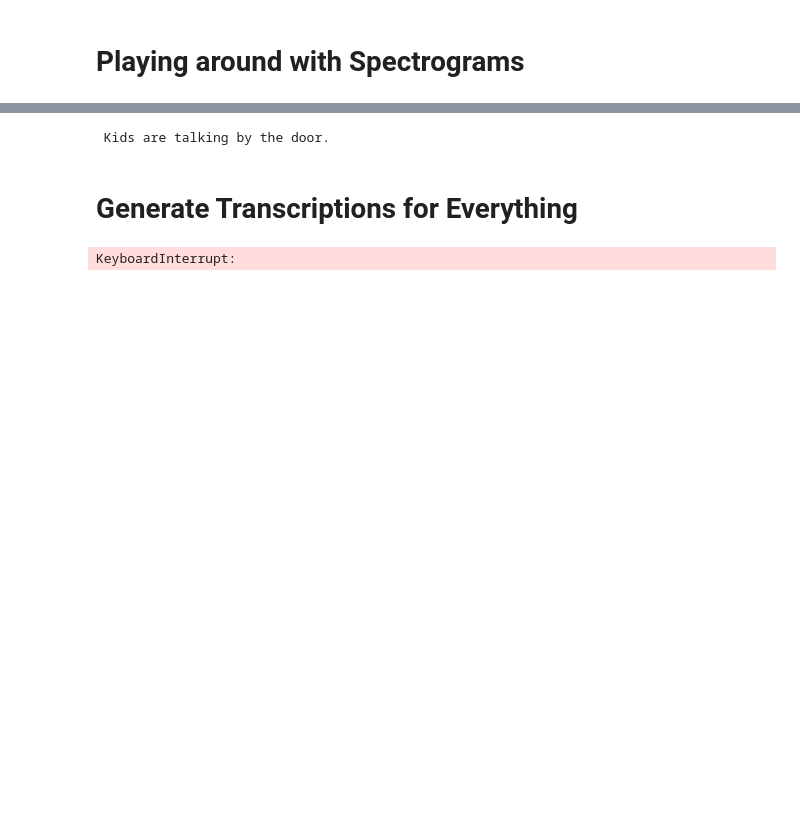
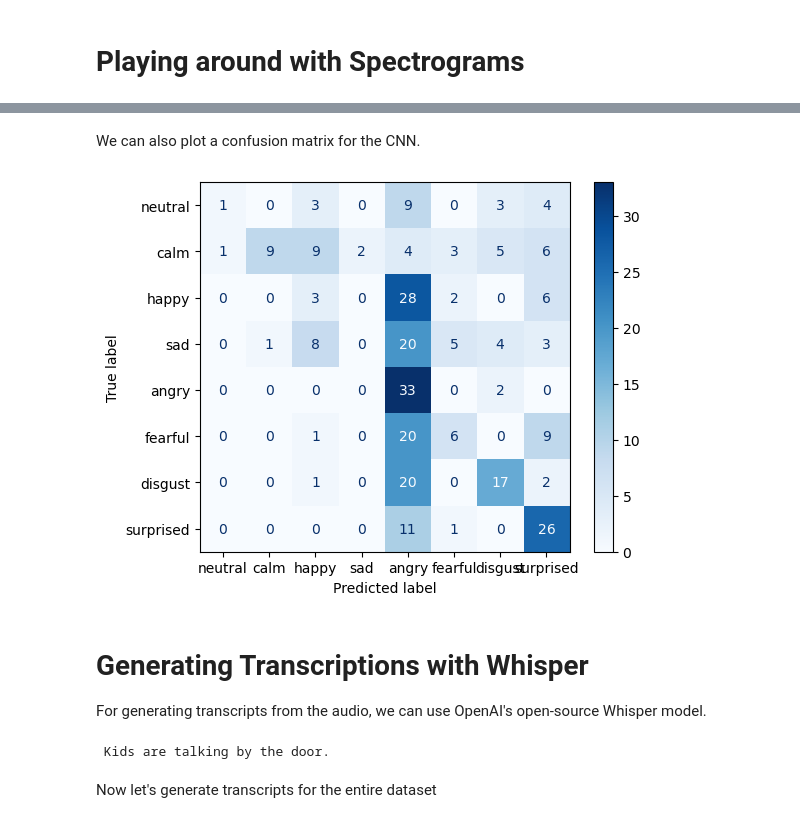
Before and after one commit to shivrm/meemo, a Jupyter notebook: task.ipynb, the cells around one changed output, grey strips where cells are left out. Cells and saved outputs as stored; diff of their text form; code cells hidden in the pictures; blank space fills up the shorter version.

```diff
--- a/task.ipynb
+++ b/task.ipynb
@@ -33,0 +52,12 @@ librosa.display.specshow(S_dB, sr=sr, x_axis='time', y_axis='mel')
+# %%
+spectrogram_lengths = []
+
+for dir in os.listdir('dataset'):
+    for file in os.listdir(f'dataset/{dir}'):
+        y, sr = librosa.load(f'dataset/{dir}/{file}', sr=None)
+        S = librosa.feature.melspectrogram(y=y, sr=sr, n_mels=128)
+        S_dB = librosa.power_to_db(S, ref=np.max)
+        spectrogram_lengths.append(S_dB.shape[1])
+
+max_spectrogram_length = max(spectrogram_lengths)
+max_spectrogram_length
@@ -160 +246,42 @@ KeyboardInterrupt:
+# %% [markdown]
+We can also plot a confusion matrix for the CNN.
+# %%
+from sklearn.metrics import confusion_matrix, ConfusionMatrixDisplay
+
+emotions = [
+    'neutral',
+    'calm',
+    'happy',
+    'sad',
+    'angry',
+    'fearful',
+    'disgust',
+    'surprised'
+]
+
+all_preds = []
+all_labels = []
+
+with torch.no_grad():
+    for inputs, labels in test_loader:  # Your test DataLoader
+        inputs = inputs.to(device)
+        labels = labels.to(device)
+
+        outputs = audio_cnn(inputs)
+        labels = labels.argmax(dim=1)
+        preds = outputs.argmax(dim=1)
+
+        all_preds.extend(preds.cpu().numpy())
+        all_labels.extend(labels.cpu().numpy())
+
+cm = confusion_matrix(all_labels, all_preds)
+disp = ConfusionMatrixDisplay(confusion_matrix=cm, display_labels=emotions)
+disp.plot(cmap='Blues', values_format='d')
+plt.show()
+# %% [output]
+[figure, added]
+# %% [markdown]
+# Generating Transcriptions with Whisper
+
+For generating transcripts from the audio, we can use OpenAI's open-source Whisper model.
 # %%
@@ -165,17 +292,15 @@ result = transcriber.transcribe(file_path)
 print(result['text'])
 # %% [output]
  Kids are talking by the door.
-# %% [markdown]
-# Generate Transcriptions for Everything
+# %% [markdown]
+Now let's generate transcripts for the entire dataset
 # %%
-# Makes transcripts
-
-model = whisper.load_model('tiny', device='xpu')
+model = whisper.load_model('tiny', device=device)
 for dir in os.listdir('dataset'):
     for file in os.listdir(f'dataset/{dir}'):
-        if os.path.exists(f'transcripts/{file}.txt'): continue
+        # If a transcript already exists, skip the file
+        if os.path.exists(f'transcripts/{file}.txt'):
+            continue
 
         result = model.transcribe(f'dataset/{dir}/{file}')
         open(f'transcripts/{file}.txt', 'w').write(result['text'])
-# %% [output]
-KeyboardInterrupt:
```
Also changed, not shown: parts of 48 cells of this notebook, 3 other files.
